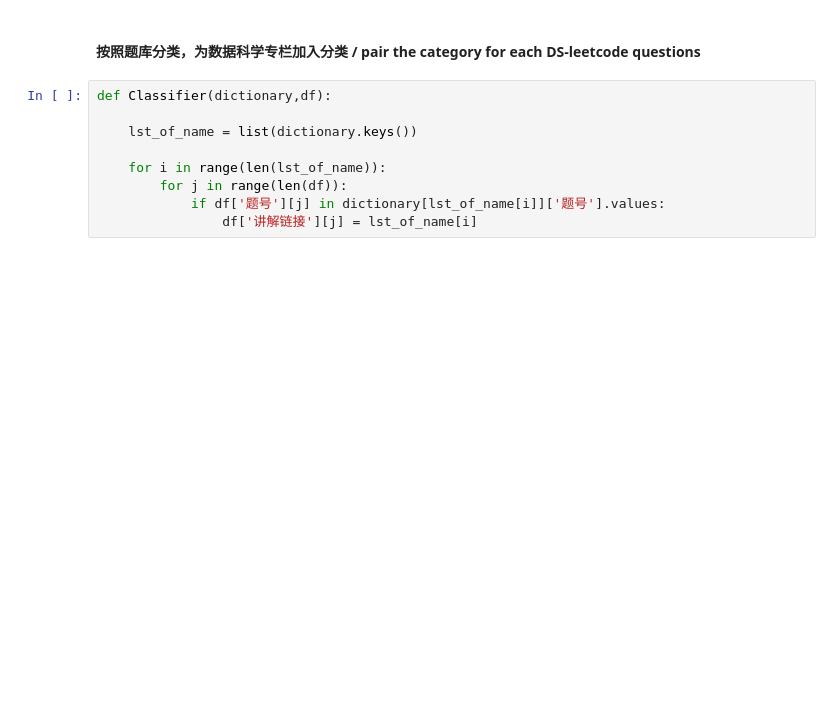
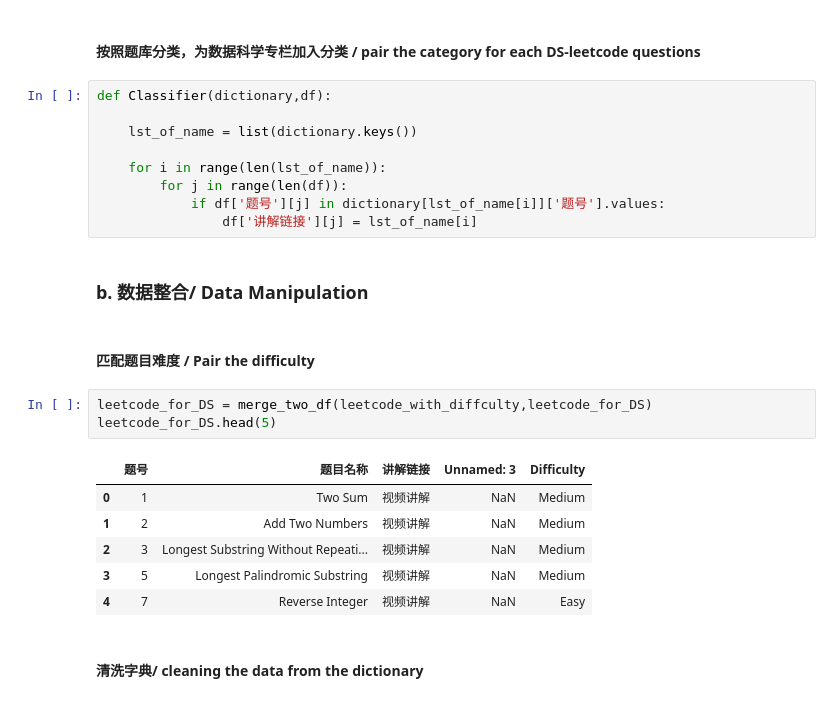
Before and after one commit to shanjiang1994/LeetCode_for_DataScience, a Jupyter notebook: LeetCode_for_Data_Science.ipynb, the cells around one changed output. Cells and saved outputs as stored; diff of their text form; blank space fills up the shorter version.

```diff
--- a/LeetCode_for_Data_Science.ipynb
+++ b/LeetCode_for_Data_Science.ipynb
@@ -152,3 +148,19 @@ def Classifier(dictionary,df):
         for j in range(len(df)):
             if df['题号'][j] in dictionary[lst_of_name[i]]['题号'].values:
                 df['讲解链接'][j] = lst_of_name[i]
+# %% [markdown]
+### b. 数据整合/ Data Manipulation
+# %% [markdown]
+#### 匹配题目难度 / Pair the difficulty
+# %%
+leetcode_for_DS = merge_two_df(leetcode_with_diffculty,leetcode_for_DS)
+leetcode_for_DS.head(5)
+# %% [output]
+|  | 题号 | 题目名称 | 讲解链接 | Unnamed: 3 | Difficulty |
+| 0 | 1 | Two Sum | 视频讲解 | NaN | Medium |
+| 1 | 2 | Add Two Numbers | 视频讲解 | NaN | Medium |
+| 2 | 3 | Longest Substring Without Repeati... | 视频讲解 | NaN | Medium |
+| 3 | 5 | Longest Palindromic Substring | 视频讲解 | NaN | Medium |
+| 4 | 7 | Reverse Integer | 视频讲解 | NaN | Easy |
+# %% [markdown]
+#### 清洗字典/ cleaning the data from the dictionary
```
Also changed, not shown: parts of 10 cells of this notebook.
